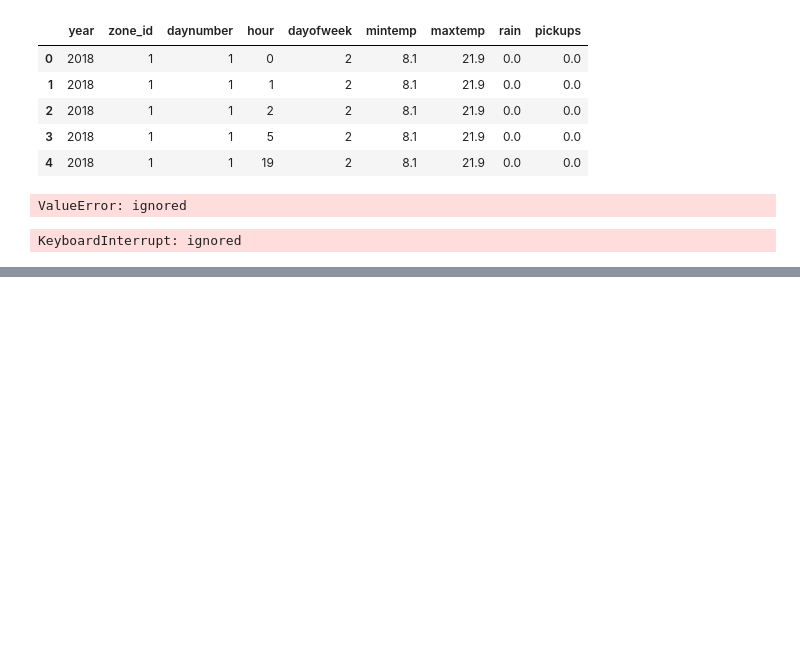
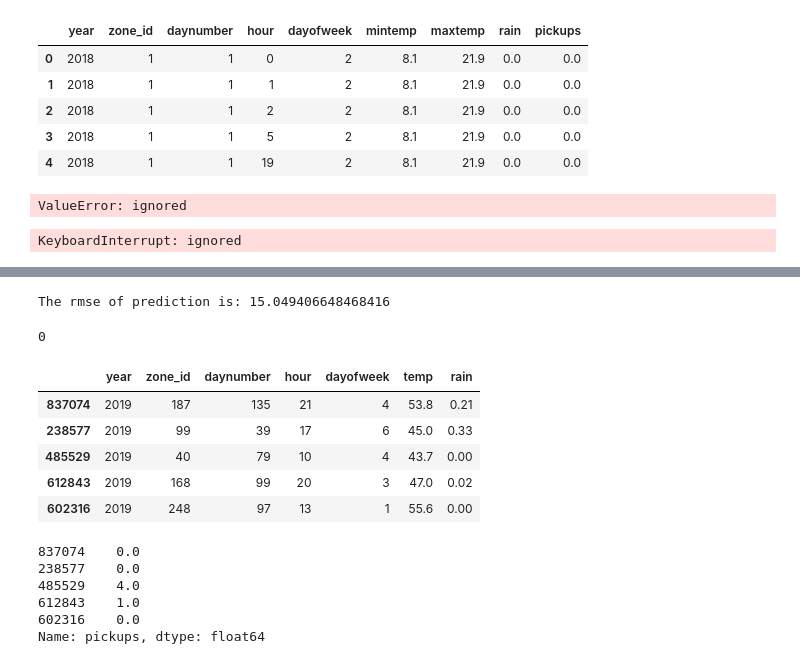
Before and after one commit to ssrbazpur/BigQuery, a Jupyter notebook: Model_Building_Final.ipynb, the cells around one changed output, grey strips where cells are left out. Saved outputs shown, nothing was run; the diff lists cells and outputs as text; code cells hidden in the pictures; blank space fills up the shorter version.

```diff
--- a/Model_Building_Final.ipynb
+++ b/Model_Building_Final.ipynb
@@ -178,0 +229,3 @@ KeyboardInterrupt: ignored
+# %%
+df2["zone_id"] = df2["zone_id"].astype(int)
+df2["dayofweek"] = df2["dayofweek"].astype(int)
@@ -178,0 +248,9 @@ KeyboardInterrupt: ignored
+# %%
+df2["year"] = df2["year"].astype(int)
+# %%
+
+y=df2['pickups']
+X=df2.drop('pickups', axis=1)
+# %%
+from sklearn.model_selection import train_test_split
+X_train, X_test, y_train, y_test = train_test_split(X, y, random_state=0)
@@ -178,0 +271,27 @@ KeyboardInterrupt: ignored
+# %%
+from sklearn.metrics import mean_squared_error
+print('The rmse of prediction is:', mean_squared_error(y_test, a) ** 0.5)
+# %% [output]
+The rmse of prediction is: 15.049406648468416
+# %%
+print(int(rf.predict([[2019,248,135,21,4,50,0.2]])))
+# %% [output]
+0
+# %%
+X_test.head()
+# %% [output]
+|  | year | zone_id | daynumber | hour | dayofweek | temp | rain |
+| 837074 | 2019 | 187 | 135 | 21 | 4 | 53.8 | 0.21 |
+| 238577 | 2019 | 99 | 39 | 17 | 6 | 45.0 | 0.33 |
+| 485529 | 2019 | 40 | 79 | 10 | 4 | 43.7 | 0.00 |
+| 612843 | 2019 | 168 | 99 | 20 | 3 | 47.0 | 0.02 |
+| 602316 | 2019 | 248 | 97 | 13 | 1 | 55.6 | 0.00 |
+# %%
+y_test.head()
+# %% [output]
+837074    0.0
+238577    0.0
+485529    4.0
+612843    1.0
+602316    0.0
+Name: pickups, dtype: float64
```
Also changed, not shown: parts of 12 cells of this notebook.
